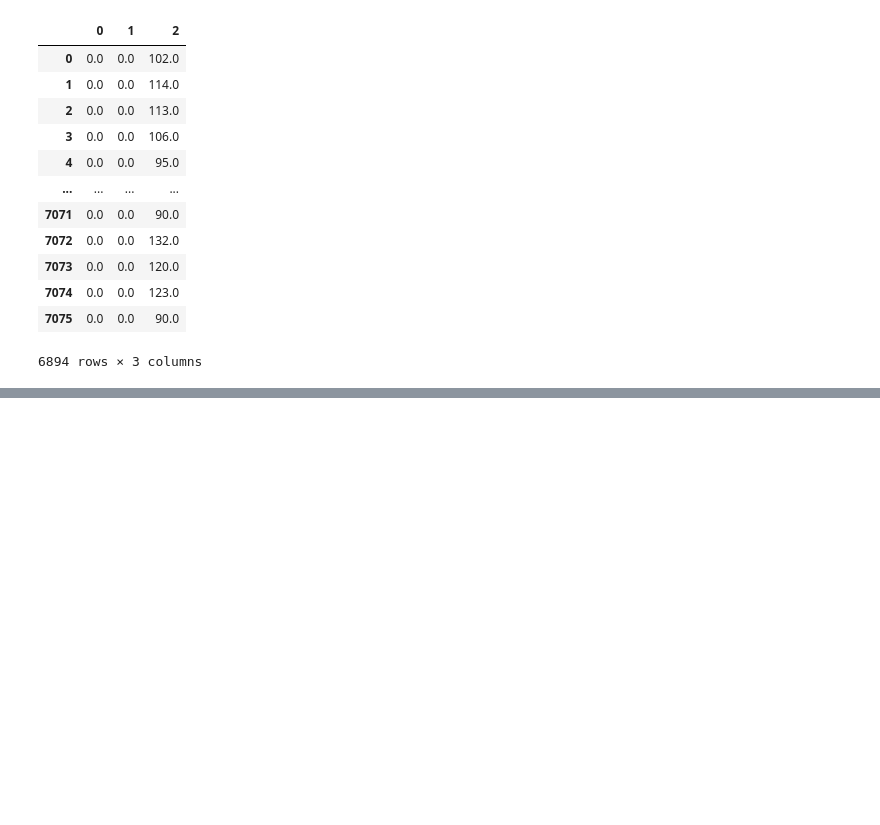
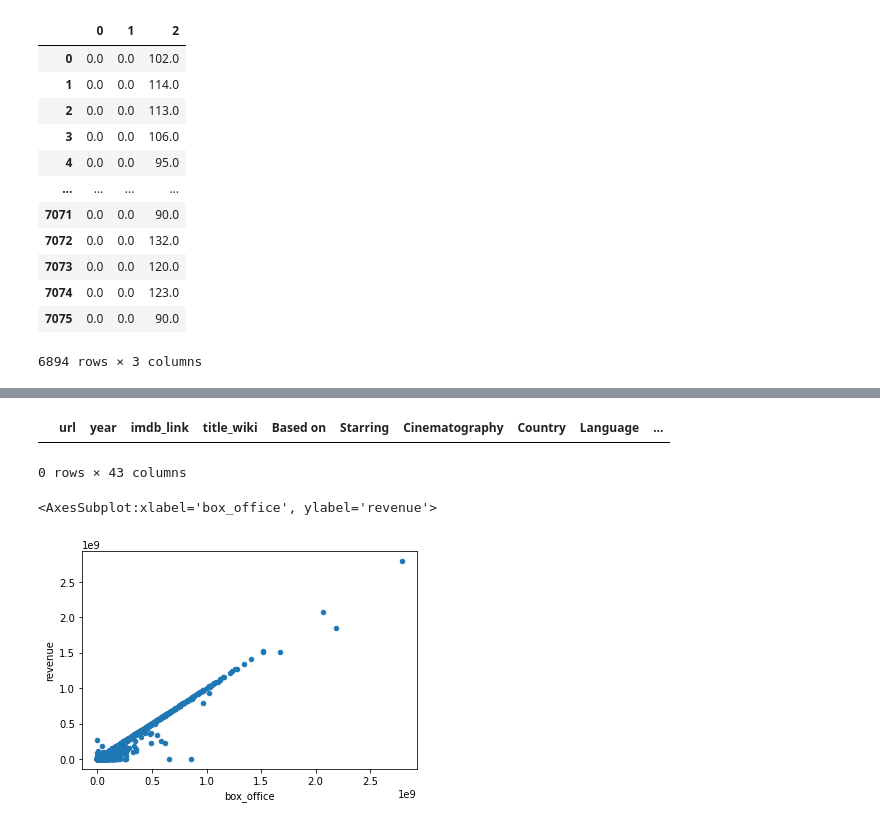
Before and after one commit to Jforbus/Movies_ETL, a Jupyter notebook: movie_ratings.ipynb, the cells around one changed output, grey strips where cells are left out. Saved outputs shown, nothing was run; the diff lists cells and outputs as text; code cells hidden in the pictures; blank space fills up the shorter version.

Commit message:
Merged wiki and movielens data

```diff
--- a/movie_ratings.ipynb
+++ b/movie_ratings.ipynb
@@ -608,0 +611,3 @@ Name: rating, dtype: float64
+# %%
+# merge dataframes
+movies_df = pd.merge(wiki_movies_df, kaggle_metadata, on='imdb_id', suffixes=['_wiki','_kaggle'])
@@ -608,0 +671,12 @@ Name: rating, dtype: float64
+# %%
+# look for empty rows
+movies_df[(movies_df['title_kaggle'] == '') | (movies_df['title_kaggle'].isnull())]
+# %% [output]
+|  | url | year | imdb_link | title_wiki | Based on | Starring | Cinematography | Country | Language | ... |
+0 rows × 43 columns
+# %%
+# fill empty rows and create scatter plot
+movies_df.fillna(0).plot(x='box_office', y='revenue', kind='scatter')
+# %% [output]
+<AxesSubplot:xlabel='box_office', ylabel='revenue'>
+[figure, added]
```
Also changed, not shown: parts of 42 cells of this notebook.
